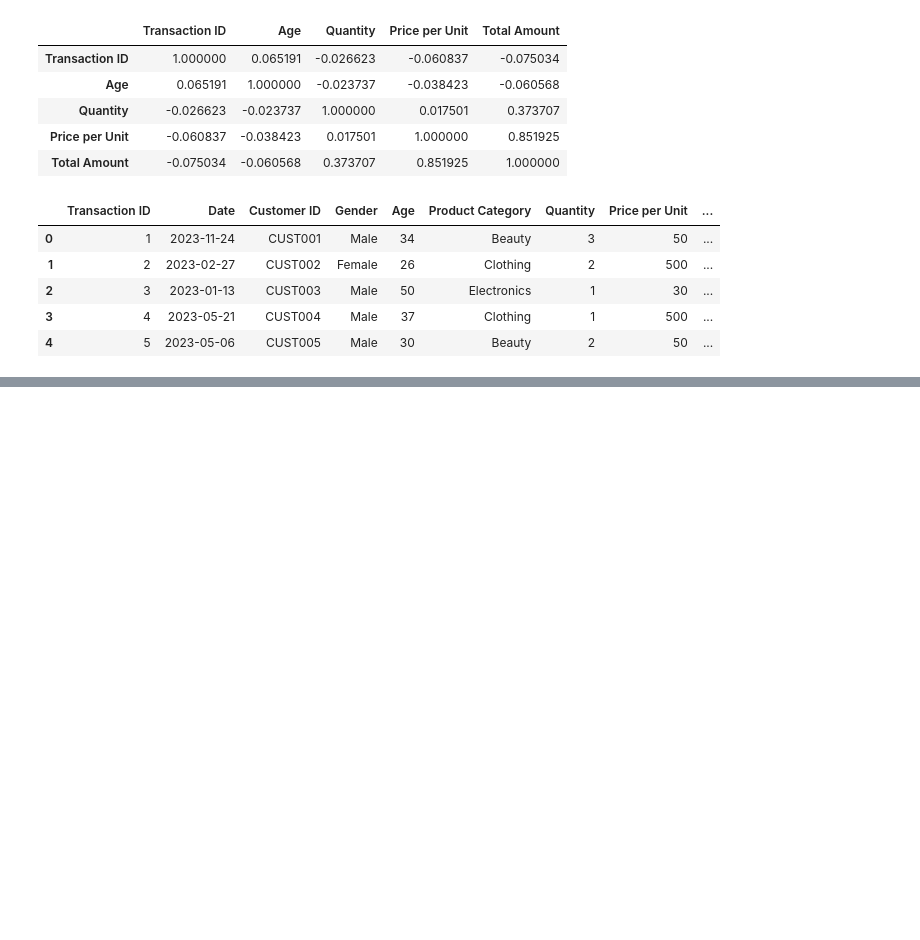
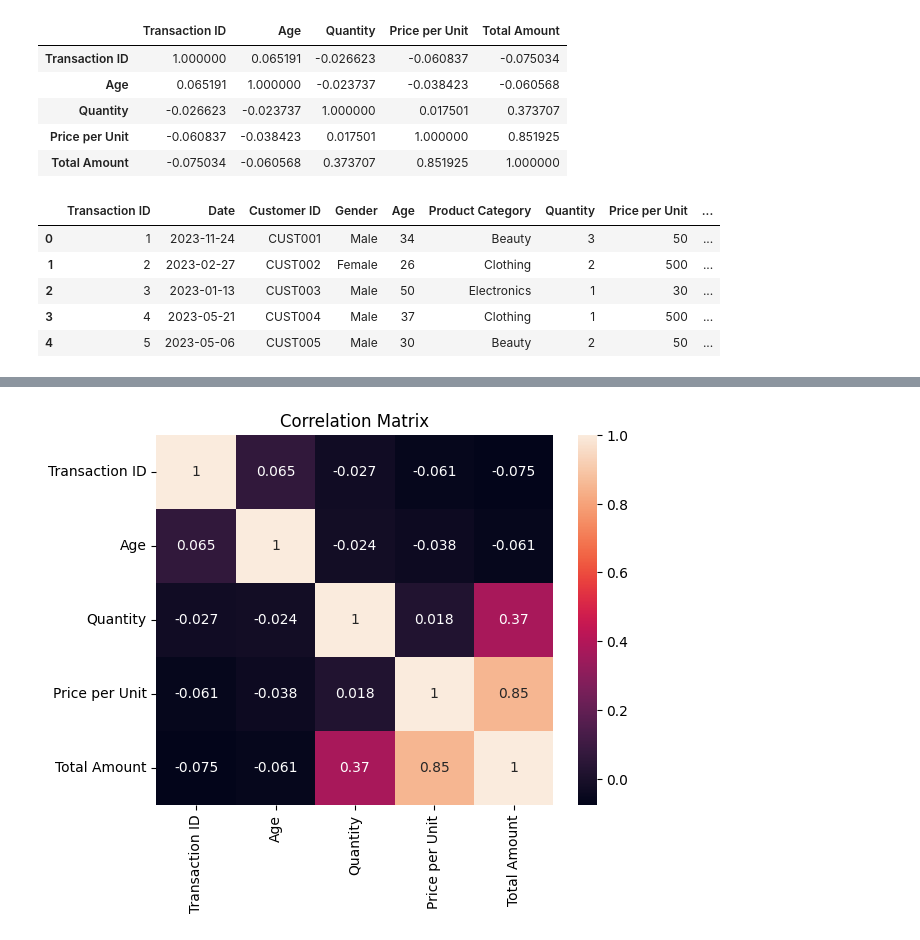
Before and after one commit to Miruthula122/Inventory-Dashboard, a Jupyter notebook: Notebooks/data_cleaning.ipynb, the cells around one changed output, grey strips where cells are left out. Drawn from its saved outputs; the diff is of its cells as text; code cells hidden in the pictures; blank space fills up the shorter version.

```diff
--- a/Notebooks/data_cleaning.ipynb
+++ b/Notebooks/data_cleaning.ipynb
@@ -105,0 +117,8 @@ memory usage: 70.4 KB
+# %%
+corr = df.corr(numeric_only=True)
+
+sns.heatmap(corr, annot=True)
+plt.title("Correlation Matrix")
+plt.show()
+# %% [output]
+[figure, added]
```
Also changed, not shown: parts of 8 cells of this notebook.
